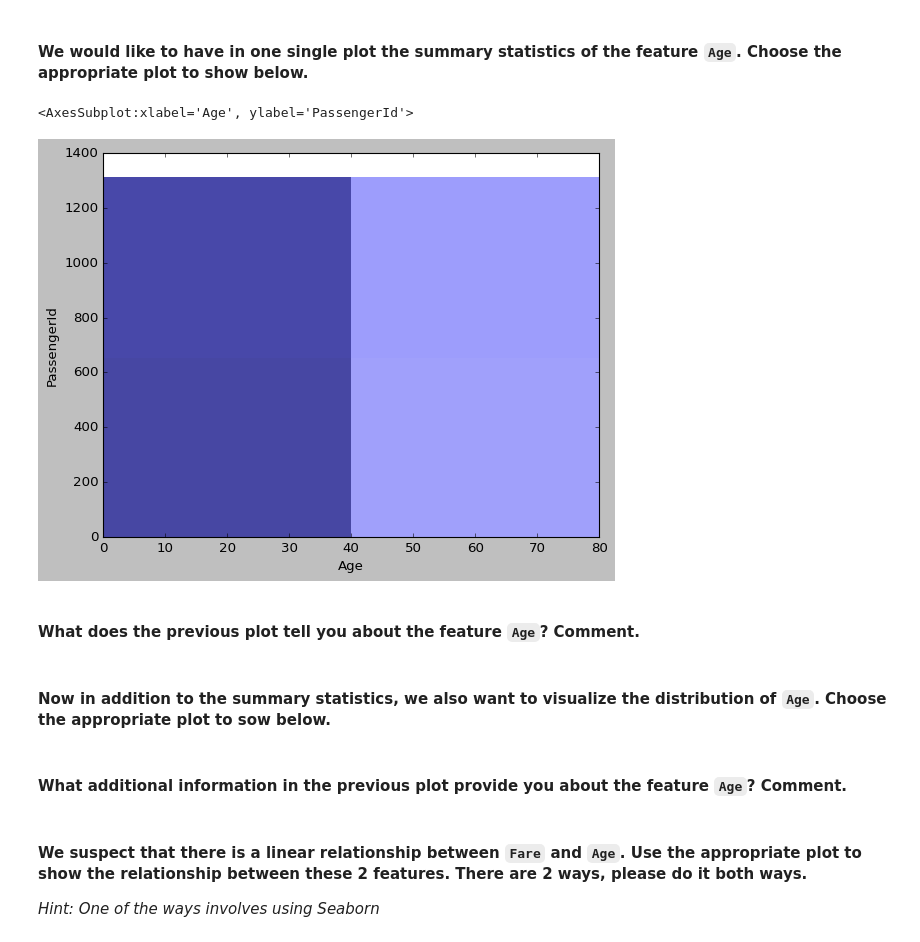
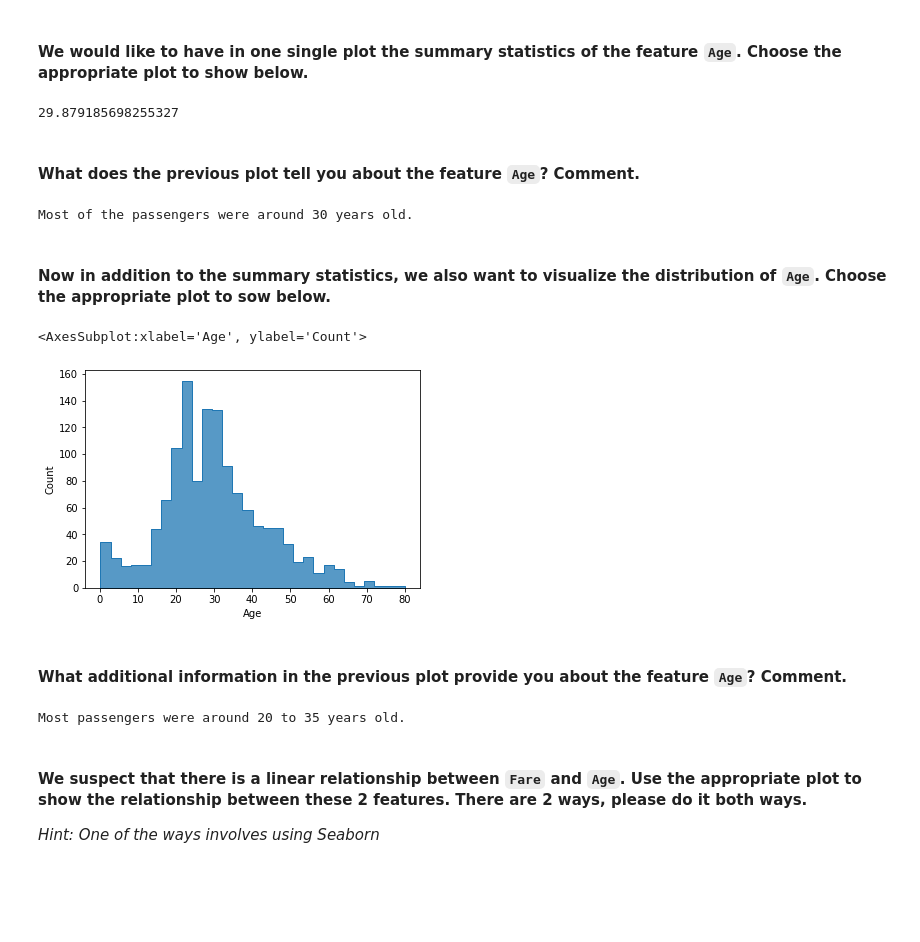
Before and after one commit to santhart97/lab-visualization-extra, a Jupyter notebook: challenge-2.ipynb, the cells around one changed output. Saved outputs shown, nothing was run; the diff lists cells and outputs as text; code cells hidden in the pictures; blank space fills up the shorter version.

```diff
--- a/challenge-2.ipynb
+++ b/challenge-2.ipynb
@@ -164,9 +164,8 @@ sns.countplot(x=titanic.Pclass, palette='Blues')
 #### We would like to have in one single plot the summary statistics of the feature `Age`. Choose the appropriate plot to show below.
 # %%
 # your code here
-sns.histplot(x=titanic.Age, y=titanic.PassengerId, bins = 2, kde = True )
+titanic.Age.mean()
 # %% [output]
-<AxesSubplot:xlabel='Age', ylabel='PassengerId'>
+29.879185698255327
-[figure, removed]
 # %% [markdown]
 #### What does the previous plot tell you about the feature `Age`? Comment.
@@ -175,6 +172,15 @@ sns.histplot(x=titanic.Age, y=titanic.PassengerId, bins = 2, kde = True )
+# %%
+# your comment here
+print("Most of the passengers were around 30 years old.")
+# %% [output]
+Most of the passengers were around 30 years old.
 # %% [markdown]
 #### Now in addition to the summary statistics, we also want to visualize the distribution of `Age`. Choose the appropriate plot to sow below.
 # %%
 #your code here
+sns.histplot(x=titanic.Age, element="step")
+# %% [output]
+<AxesSubplot:xlabel='Age', ylabel='Count'>
+[figure, added]
 # %% [markdown]
 #### What additional information in the previous plot provide you about the feature `Age`? Comment.
@@ -183,3 +187,8 @@ sns.histplot(x=titanic.Age, y=titanic.PassengerId, bins = 2, kde = True )
+# %%
+#your comment here
+print("Most passengers were around 20 to 35 years old.")
+# %% [output]
+Most passengers were around 20 to 35 years old.
 # %% [markdown]
 #### We suspect that there is a linear relationship between `Fare` and `Age`. Use the appropriate plot to show the relationship between these 2 features. There are 2 ways, please do it both ways.
 
```
Also changed, not shown: parts of 9 cells of this notebook, 1 other file.
